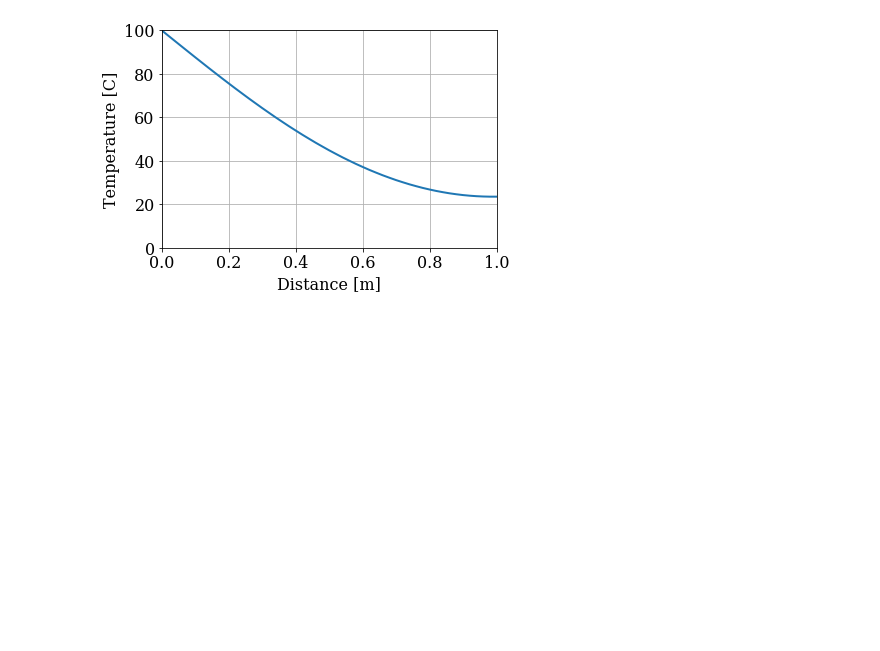
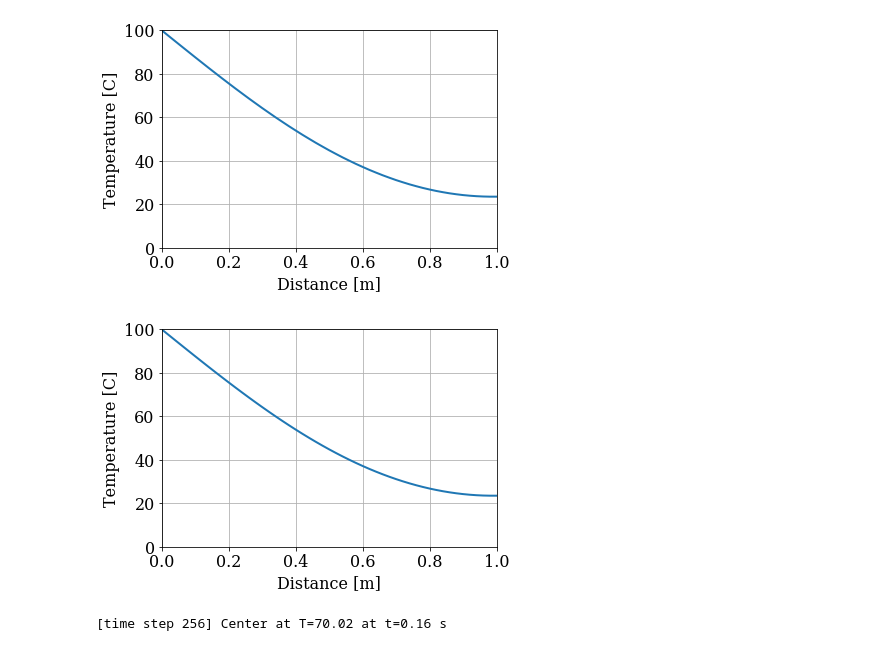
Before and after one commit to tianjiaozhang678/MAE6286, a Jupyter notebook: HeatConduction.ipynb, the cells around one changed output. Saved outputs shown, nothing was run; the diff lists cells and outputs as text; code cells hidden in the pictures; blank space fills up the shorter version.

```diff
--- a/HeatConduction.ipynb
+++ b/HeatConduction.ipynb
@@ -80,0 +129,27 @@ pyplot.ylim(0.0, 100.0);
+# %%
+def rhs_vector(T, sigma, qdx):
+    """
+    Computes and returns the right-hand side of the system
+    for the 1D diffusion equation, using a Dirichlet condition
+    on the left side and a Neumann condition on the right side.
+
+    Parameters
+    ----------
+    T : numpy.ndarray
+        The temperature distribution as a 1D array of floats.
+    sigma : float
+        Value of alpha * dt / dx**2.
+    qdx : float
+        Value of the temperature flux at the right side.
+
+    Returns
+    -------
+    b : numpy.ndarray
+        The right-hand side of the system as a 1D array of floats.
+    """
+    b = T[1:-1] / sigma
+    # Set Dirichlet condition.
+    b[0] += T[0]
+    # Set Neumann condition.
+    b[-1] += qdx
+    return b
@@ -80,0 +200,18 @@ pyplot.ylim(0.0, 100.0);
+# %%
+# Set the time-step size based on CFL limit.
+sigma = 0.5
+dt = sigma * dx**2 / alpha  # time-step size
+nt = 1000  # number of time steps to compute
+
+# Compute the temperature along the rod.
+T = btcs_implicit(T0, nt, dt, dx, alpha, q)
+# %%
+pyplot.figure(figsize=(6.0, 4.0))
+pyplot.xlabel('Distance [m]')
+pyplot.ylabel('Temperature [C]')
+pyplot.grid()
+pyplot.plot(x, T, color='C0', linestyle='-', linewidth=2)
+pyplot.xlim(0.0, L)
+pyplot.ylim(0.0, 100.0);
+# %% [output]
+[figure, added]
@@ -80,0 +287,10 @@ pyplot.ylim(0.0, 100.0);
+# %%
+# Set the time-step size based on CFL limit.
+sigma = 0.25
+dt = sigma * min(dx, dy)**2 / alpha  # time-step size
+nt = 500  # number of time steps to compute
+
+# Compute the temperature along the rod.
+T = ftcs(T0, nt, dt, dx, dy, alpha)
+# %% [output]
+[time step 256] Center at T=70.02 at t=0.16 s
```
Also changed, not shown: parts of 8 cells of this notebook.
